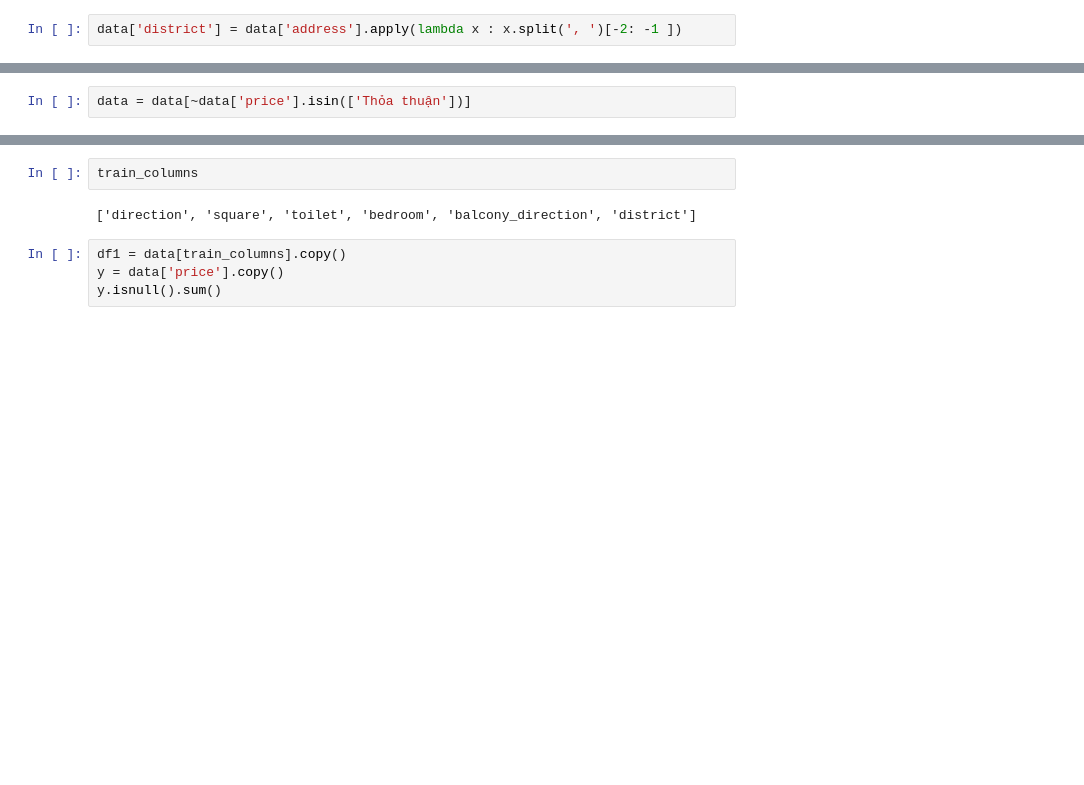
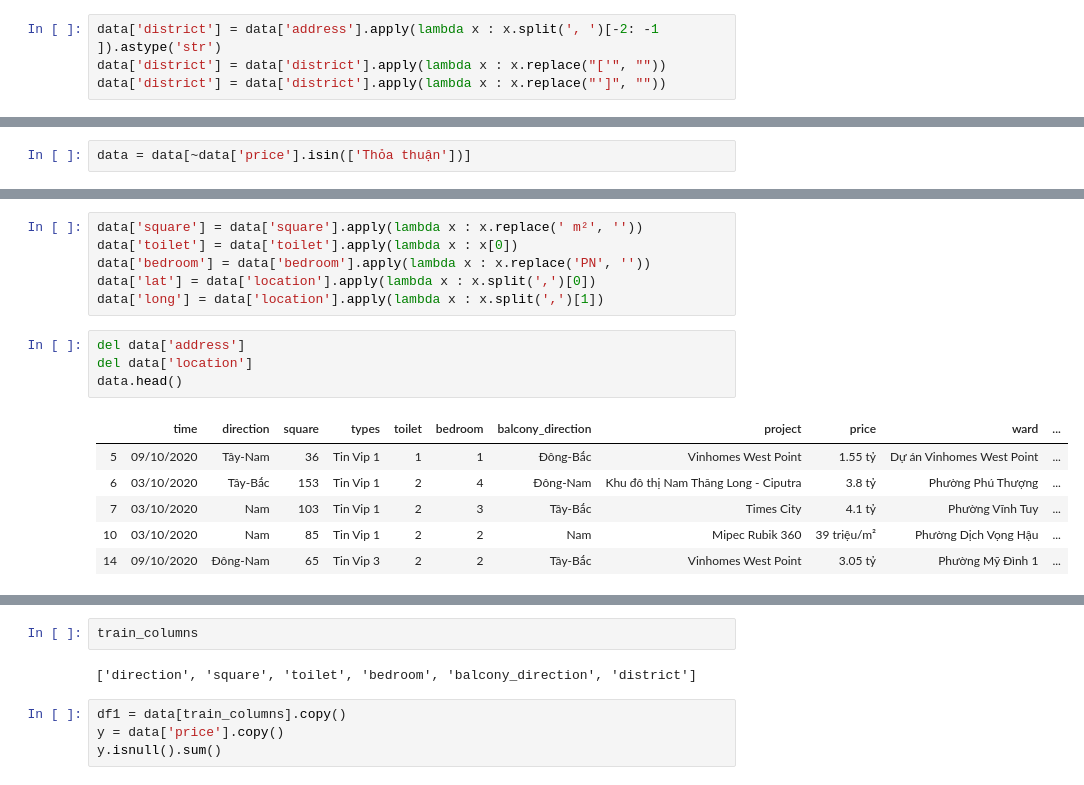
Before and after one commit to huy0907/realEstate, a Jupyter notebook: realestate.ipynb, the cells around one changed output, grey strips where cells are left out. Cells and saved outputs as stored; diff of their text form; blank space fills up the shorter version.

```diff
--- a/realestate.ipynb
+++ b/realestate.ipynb
@@ -50,2 +55,4 @@ a
 # %%
-data['district'] = data['address'].apply(lambda x : x.split(', ')[-2: -1 ])
+data['district'] = data['address'].apply(lambda x : x.split(', ')[-2: -1 ]).astype('str')
+data['district'] = data['district'].apply(lambda x : x.replace("['", ""))
+data['district'] = data['district'].apply(lambda x : x.replace("']", ""))
@@ -100,0 +126,17 @@ data = data[~data['price'].isin(['Thỏa thuận'])]
+# %%
+data['square'] = data['square'].apply(lambda x : x.replace(' m²', ''))
+data['toilet'] = data['toilet'].apply(lambda x : x[0])
+data['bedroom'] = data['bedroom'].apply(lambda x : x.replace('PN', ''))
+data['lat'] = data['location'].apply(lambda x : x.split(',')[0])
+data['long'] = data['location'].apply(lambda x : x.split(',')[1])
+# %%
+del data['address']
+del data['location']
+data.head()
+# %% [output]
+|  | time | direction | square | types | toilet | bedroom | balcony_direction | project | price | ward | ... |
+| 5 | 09/10/2020 | Tây-Nam | 36 | Tin Vip 1 | 1 | 1 | Đông-Bắc | Vinhomes West Point | 1.55 tỷ | Dự án Vinhomes West Point | ... |
+| 6 | 03/10/2020 | Tây-Bắc | 153 | Tin Vip 1 | 2 | 4 | Đông-Nam | Khu đô thị Nam Thăng Long - Ciputra | 3.8 tỷ | Phường Phú Thượng | ... |
+| 7 | 03/10/2020 | Nam | 103 | Tin Vip 1 | 2 | 3 | Tây-Bắc | Times City | 4.1 tỷ | Phường Vĩnh Tuy | ... |
+| 10 | 03/10/2020 | Nam | 85 | Tin Vip 1 | 2 | 2 | Nam | Mipec Rubik 360 | 39 triệu/m² | Phường Dịch Vọng Hậu | ... |
+| 14 | 09/10/2020 | Đông-Nam | 65 | Tin Vip 3 | 2 | 2 | Tây-Bắc | Vinhomes West Point | 3.05 tỷ | Phường Mỹ Đình 1 | ... |
```
Also changed, not shown: parts of 57 cells of this notebook.
